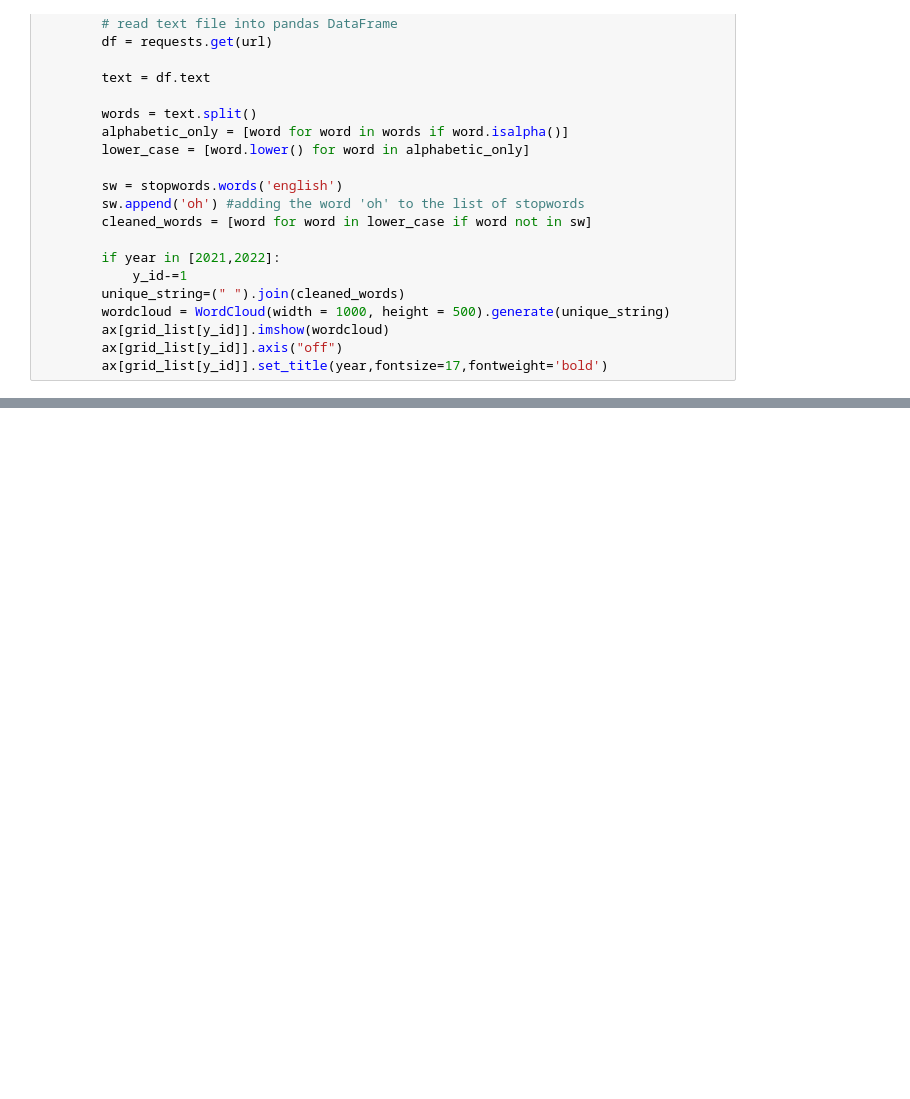
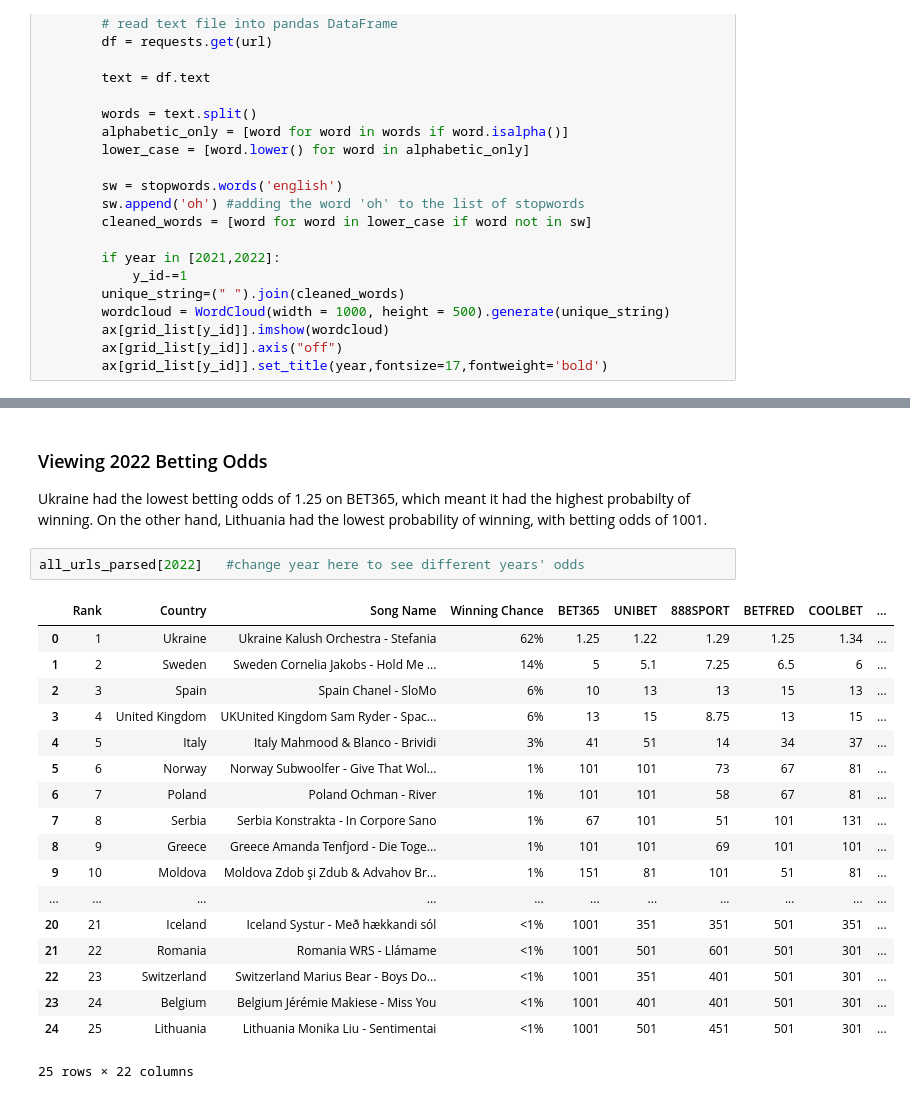
Before and after one commit to jackmheller/modernDataAnalytics, a Jupyter notebook: Neo4j_Python.ipynb, the cells around one changed output, grey strips where cells are left out. Cells and saved outputs as stored; diff of their text form; blank space fills up the shorter version.

```diff
--- a/Neo4j_Python.ipynb
+++ b/Neo4j_Python.ipynb
@@ -840,0 +1003,26 @@ for y_id,year in enumerate(range(2010,2023)):
+# %% [markdown]
+### Viewing 2022 Betting Odds
+
+Ukraine had the lowest betting odds of 1.25 on BET365, which meant it had the highest probabilty of winning.
+On the other hand, Lithuania had the lowest probability of winning, with betting odds of 1001.
+# %%
+all_urls_parsed[2022]   #change year here to see different years' odds
+# %% [output]
+|  | Rank | Country | Song Name | Winning Chance | BET365 | UNIBET | 888SPORT | BETFRED | COOLBET | ... |
+| 0 | 1 | Ukraine | Ukraine Kalush Orchestra - Stefania | 62% | 1.25 | 1.22 | 1.29 | 1.25 | 1.34 | ... |
+| 1 | 2 | Sweden | Sweden Cornelia Jakobs - Hold Me ... | 14% | 5 | 5.1 | 7.25 | 6.5 | 6 | ... |
+| 2 | 3 | Spain | Spain Chanel - SloMo | 6% | 10 | 13 | 13 | 15 | 13 | ... |
+| 3 | 4 | United Kingdom | UKUnited Kingdom Sam Ryder - Spac... | 6% | 13 | 15 | 8.75 | 13 | 15 | ... |
+| 4 | 5 | Italy | Italy Mahmood & Blanco - Brividi | 3% | 41 | 51 | 14 | 34 | 37 | ... |
+| 5 | 6 | Norway | Norway Subwoolfer - Give That Wol... | 1% | 101 | 101 | 73 | 67 | 81 | ... |
+| 6 | 7 | Poland | Poland Ochman - River | 1% | 101 | 101 | 58 | 67 | 81 | ... |
+| 7 | 8 | Serbia | Serbia Konstrakta - In Corpore Sano | 1% | 67 | 101 | 51 | 101 | 131 | ... |
+| 8 | 9 | Greece | Greece Amanda Tenfjord - Die Toge... | 1% | 101 | 101 | 69 | 101 | 101 | ... |
+| 9 | 10 | Moldova | Moldova Zdob şi Zdub & Advahov Br... | 1% | 151 | 81 | 101 | 51 | 81 | ... |
+| ... | ... | ... | ... | ... | ... | ... | ... | ... | ... | ... |
+| 20 | 21 | Iceland | Iceland Systur - Með hækkandi sól | <1% | 1001 | 351 | 351 | 501 | 351 | ... |
+| 21 | 22 | Romania | Romania WRS - Llámame | <1% | 1001 | 501 | 601 | 501 | 301 | ... |
+| 22 | 23 | Switzerland | Switzerland Marius Bear - Boys Do... | <1% | 1001 | 351 | 401 | 501 | 301 | ... |
+| 23 | 24 | Belgium | Belgium Jérémie Makiese - Miss You | <1% | 1001 | 401 | 401 | 501 | 301 | ... |
+| 24 | 25 | Lithuania | Lithuania Monika Liu - Sentimentai | <1% | 1001 | 501 | 451 | 501 | 301 | ... |
+25 rows × 22 columns
```
Also changed, not shown: parts of 31 cells of this notebook.
